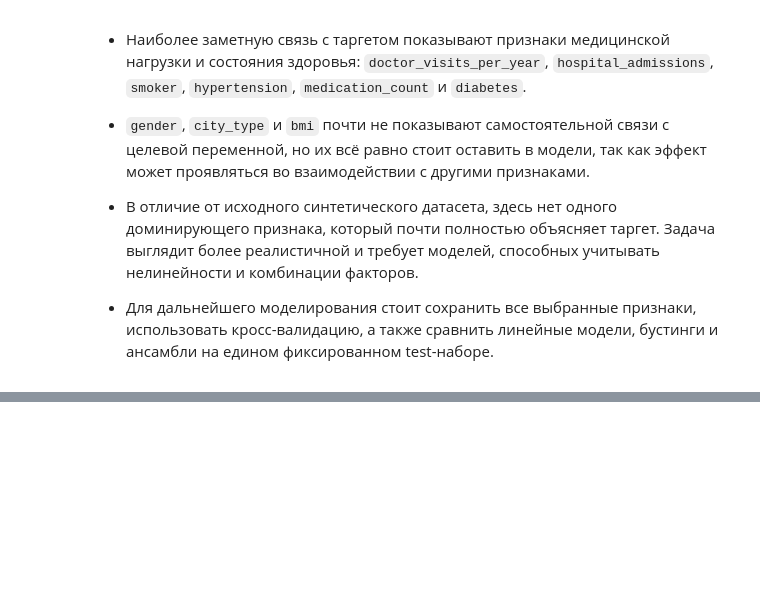
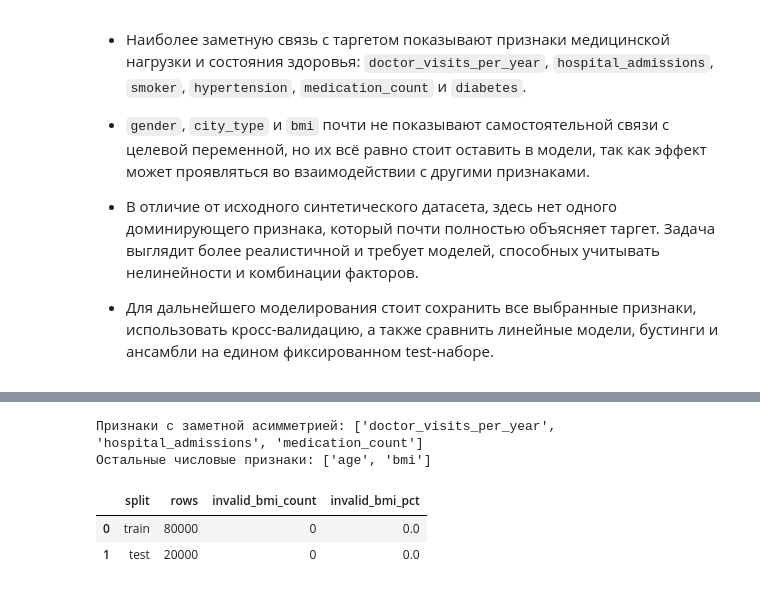
Before and after one commit to horacemtb/medcost-prediction-app, a Jupyter notebook: notebooks/additional-research.ipynb, the cells around one changed output, grey strips where cells are left out. Drawn from its saved outputs; the diff is of its cells as text; code cells hidden in the pictures; blank space fills up the shorter version.

```diff
--- a/notebooks/additional-research.ipynb
+++ b/notebooks/additional-research.ipynb
@@ -1323,0 +1453,22 @@ plt.show()
+# %%
+# Выделяем числовые признаки с заметной асимметрией.
+# Это пригодится для preprocessing pipeline линейных моделей.
+
+skew_threshold = 0.5
+
+train_skew_values = X_train[numeric_features].skew()
+
+numeric_skewed = train_skew_values[
+    train_skew_values.abs() > skew_threshold
+].index.tolist()
+
+numeric_standard = [
+    col for col in numeric_features
+    if col not in numeric_skewed
+]
+
+print(f'Признаки с заметной асимметрией: {numeric_skewed}')
+print(f'Остальные числовые признаки: {numeric_standard}')
+# %% [output]
+Признаки с заметной асимметрией: ['doctor_visits_per_year', 'hospital_admissions', 'medication_count']
+Остальные числовые признаки: ['age', 'bmi']
@@ -1323,0 +1496,23 @@ plt.show()
+# %%
+# Проверяем, сколько BMI-значений будет обработано в train и test
+
+BMI_MIN_THRESHOLD = 12.0
+
+bmi_check = pd.DataFrame({
+    'split': ['train', 'test'],
+    'rows': [len(X_train), len(X_test)],
+    'invalid_bmi_count': [
+        (X_train['bmi'] < BMI_MIN_THRESHOLD).sum(),
+        (X_test['bmi'] < BMI_MIN_THRESHOLD).sum()
+    ]
+})
+
+bmi_check['invalid_bmi_pct'] = (
+    bmi_check['invalid_bmi_count'] / bmi_check['rows'] * 100
+).round(2)
+
+bmi_check
+# %% [output]
+|  | split | rows | invalid_bmi_count | invalid_bmi_pct |
+| 0 | train | 80000 | 0 | 0.0 |
+| 1 | test | 20000 | 0 | 0.0 |
```
Also changed, not shown: parts of 11 cells of this notebook.
